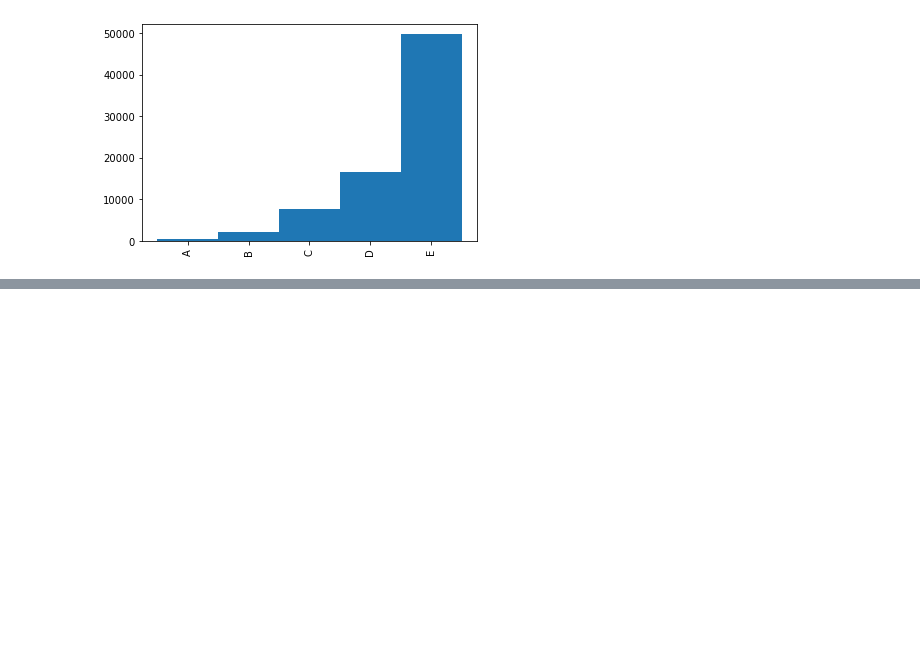
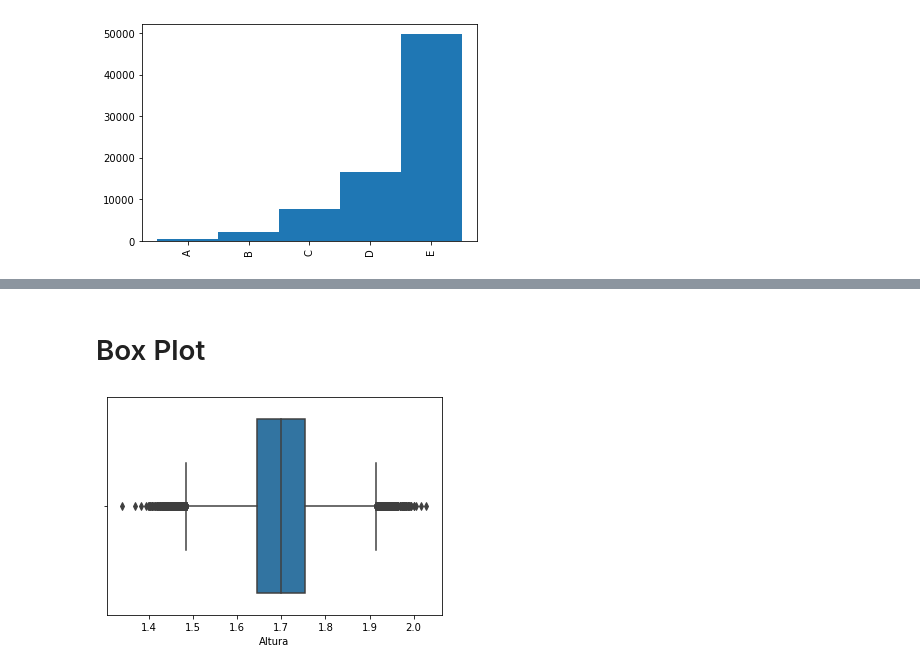
Before and after one commit to MikalROn/estatistica, a Jupyter notebook: estatistica.ipynb, the cells around one changed output, grey strips where cells are left out. Cells and saved outputs as stored; diff of their text form; code cells hidden in the pictures; blank space fills up the shorter version.

```diff
--- a/estatistica.ipynb
+++ b/estatistica.ipynb
@@ -247,0 +470,6 @@ dist_freq_quantitativas
+# %% [markdown]
+<h1> Box Plot
+# %%
+ax = sns.boxplot(x='Altura', data=dados, orient='h')
+# %% [output]
+[figure, added]
```
Also changed, not shown: parts of 55 cells of this notebook.
